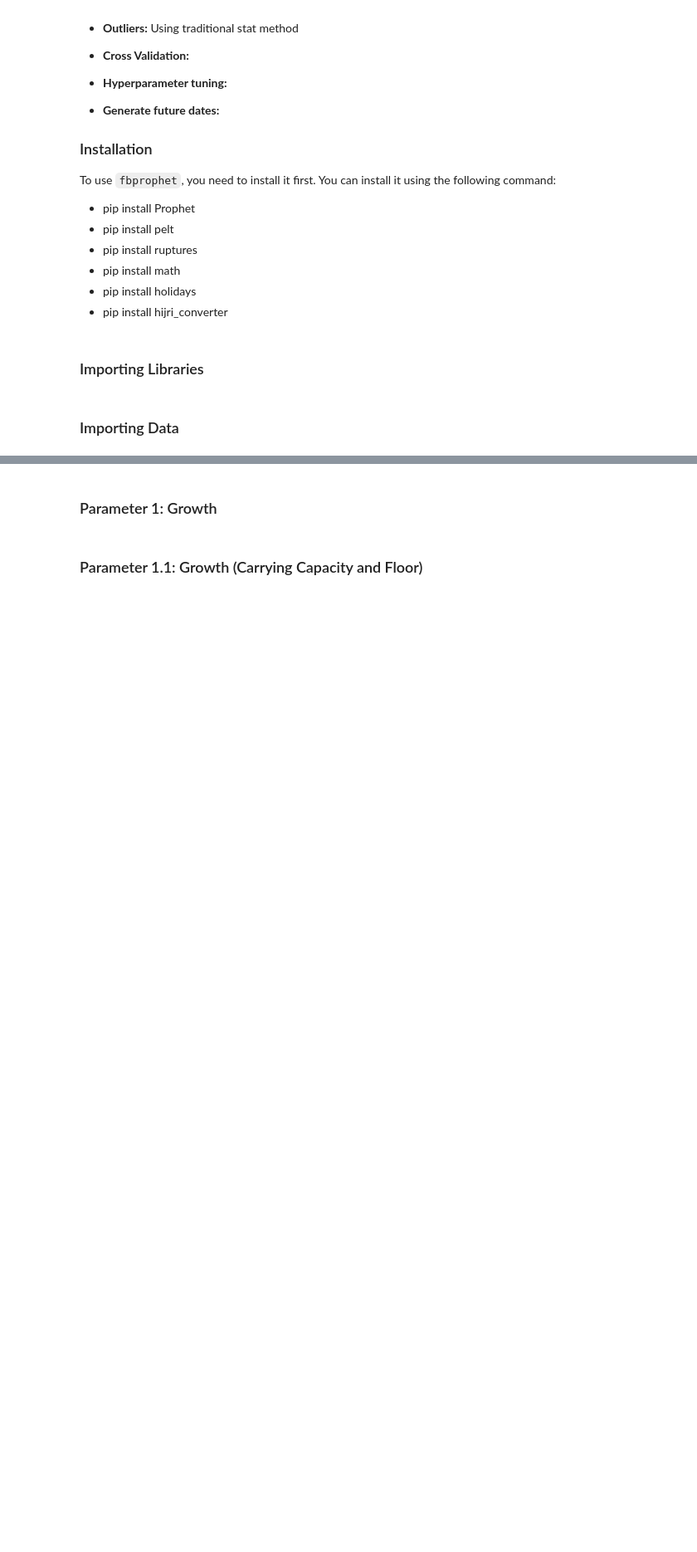
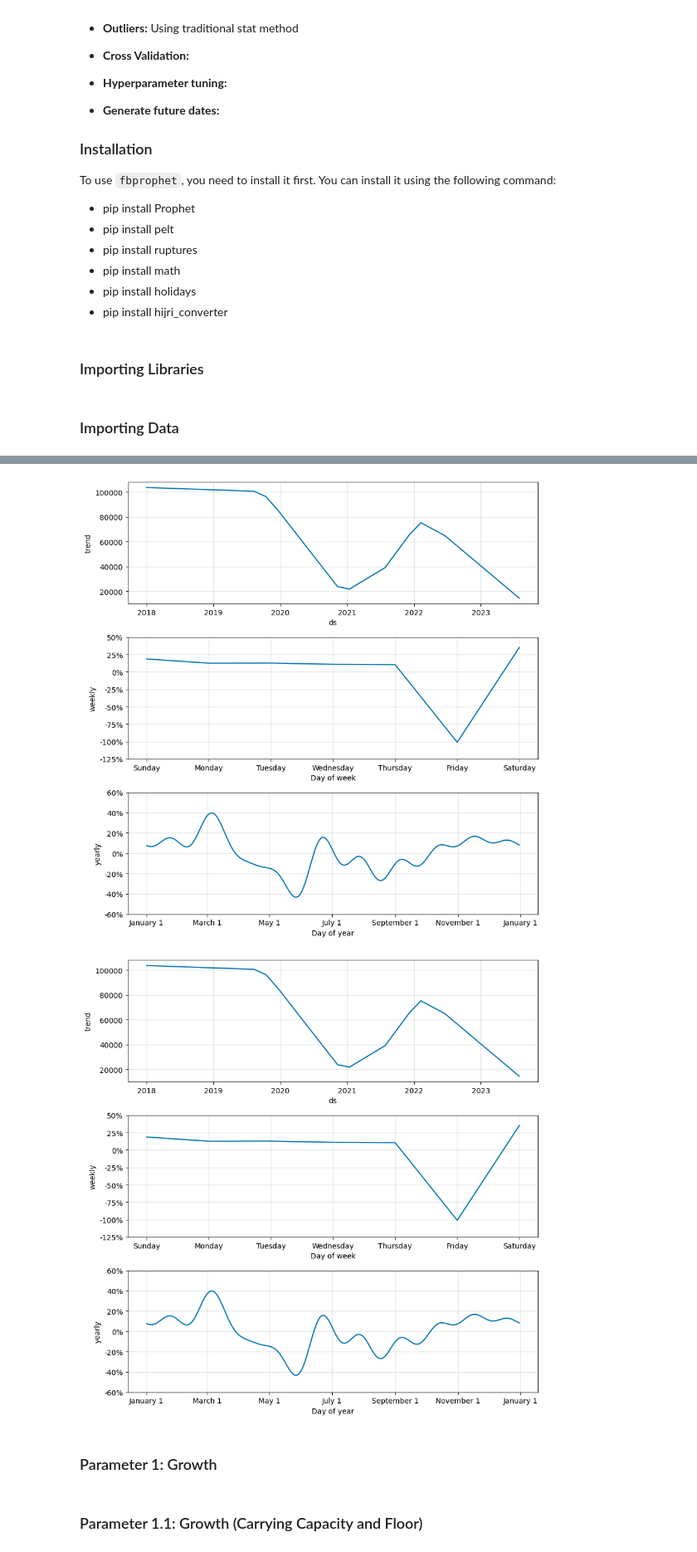
Before and after one commit to Ajazahmad94/DemandForecasting, a Jupyter notebook: testingfiles/Testing Fb Prophet.ipynb, the cells around one changed output, grey strips where cells are left out. Shown: that part at 83% size. Drawn from its saved outputs; the diff is of its cells as text; code cells hidden in the pictures; blank space fills up the shorter version.

```diff
--- a/testingfiles/Testing Fb Prophet.ipynb
+++ b/testingfiles/Testing Fb Prophet.ipynb
@@ -52,0 +108,9 @@ data = data[['ds', 'y']]
+# %%
+# Create the Prophet model with the filtered parameters
+prophetModel = Prophet(**prophet_params)
+
+# Fit the model to the data
+prophetModel.fit(data)
+
+prophetModel.plot_components(prophetModel.predict(data))
+# %% [output]
@@ -53,3 +119,5 @@ data = data[['ds', 'y']]
+[figure, added]
+[figure, added]
 # %% [markdown]
 ### Parameter 1: Growth
 # %%
```
Also changed, not shown: parts of 3 cells of this notebook, 1 other file.
